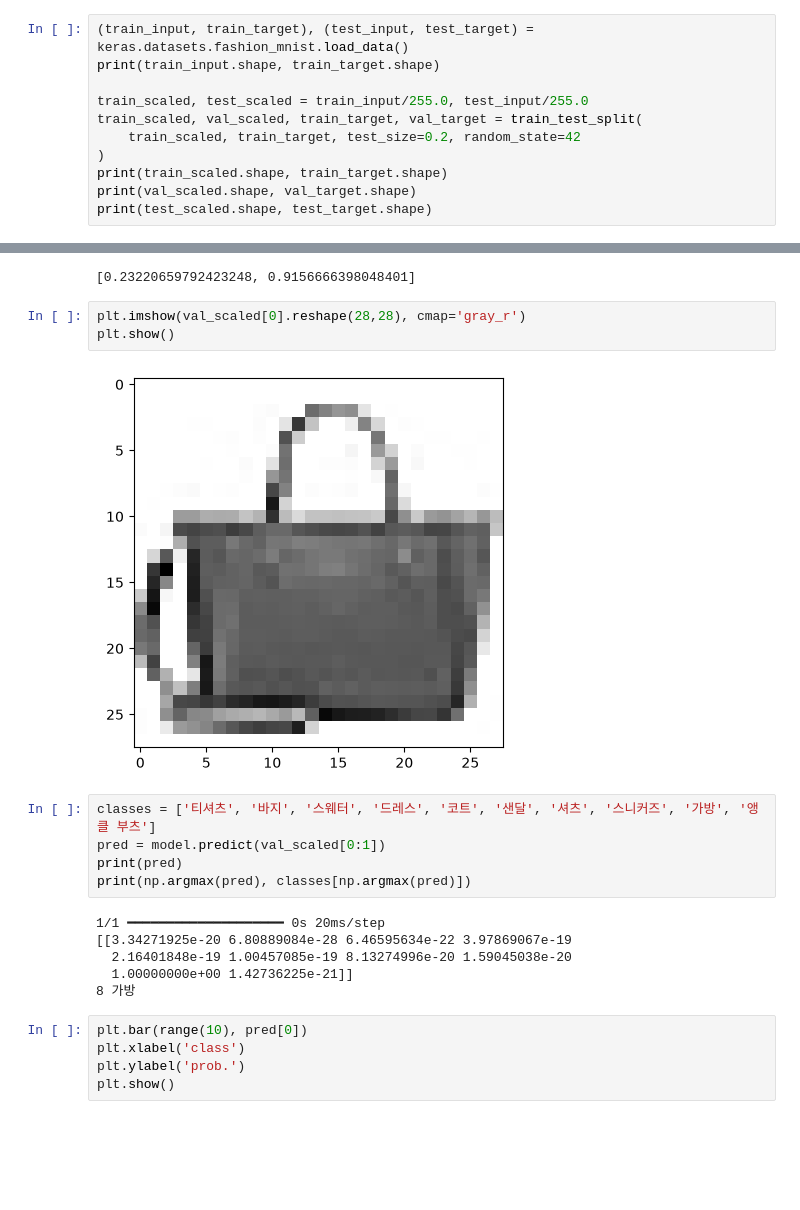
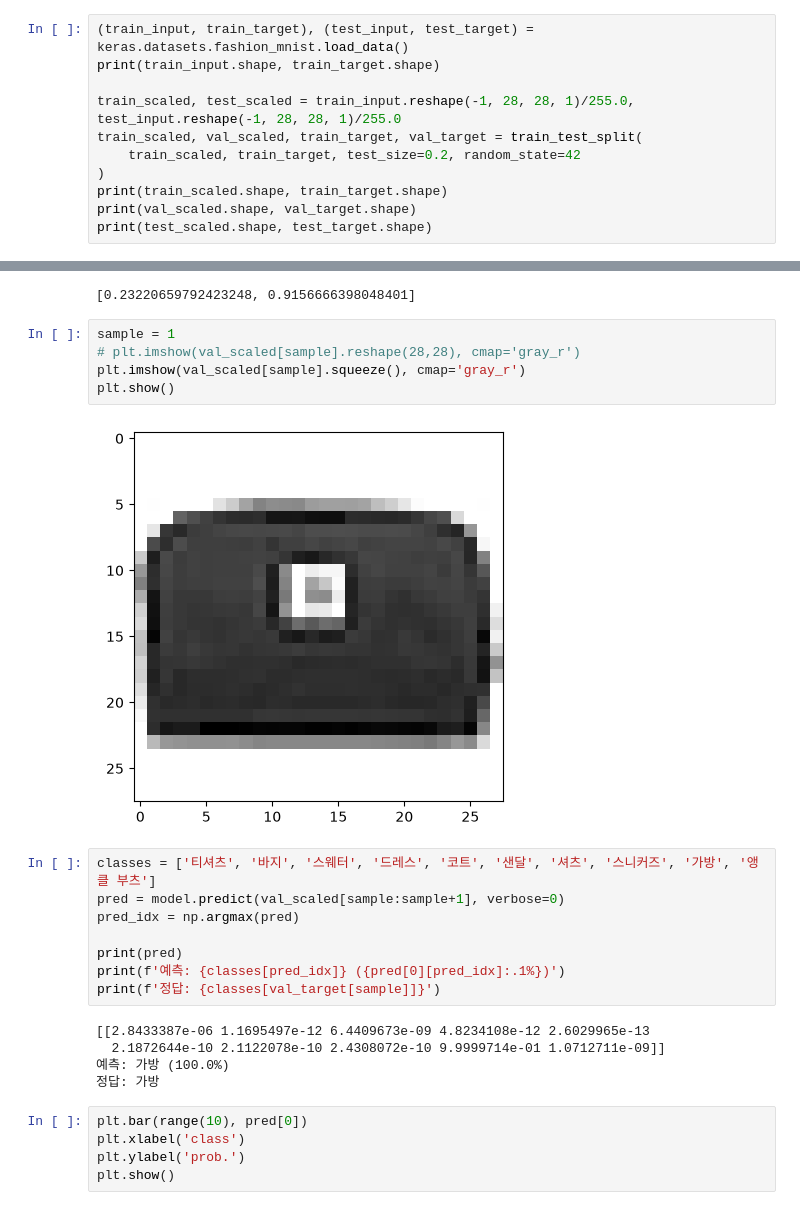
Before and after one commit to a1ljmook/Inflearn-hg-mldl, a Jupyter notebook: done/8-2.ipynb, the cells around one changed output, grey strips where cells are left out. Cells and saved outputs as stored; diff of their text form; blank space fills up the shorter version.

```diff
--- a/done/8-2.ipynb
+++ b/done/8-2.ipynb
@@ -22,7 +22,7 @@ keras.utils.set_random_seed(42)
 (train_input, train_target), (test_input, test_target) = keras.datasets.fashion_mnist.load_data()
 print(train_input.shape, train_target.shape)
 
-train_scaled, test_scaled = train_input/255.0, test_input/255.0
+train_scaled, test_scaled = train_input.reshape(-1, 28, 28, 1)/255.0, test_input.reshape(-1, 28, 28, 1)/255.0
 train_scaled, val_scaled, train_target, val_target = train_test_split(
     train_scaled, train_target, test_size=0.2, random_state=42
 )
@@ -143,21 +143,25 @@ model.evaluate(val_scaled, val_target)
 375/375 ━━━━━━━━━━━━━━━━━━━━ 0s 1ms/step - accuracy: 0.9157 - loss: 0.2322
 [0.23220659792423248, 0.9156666398048401]
 # %%
-plt.imshow(val_scaled[0].reshape(28,28), cmap='gray_r')
+sample = 1
+# plt.imshow(val_scaled[sample].reshape(28,28), cmap='gray_r')
+plt.imshow(val_scaled[sample].squeeze(), cmap='gray_r')
 plt.show()
 # %% [output]
-[figure, old version]
+[figure, new version]
 # %%
 classes = ['티셔츠', '바지', '스웨터', '드레스', '코트', '샌달', '셔츠', '스니커즈', '가방', '앵클 부츠']
-pred = model.predict(val_scaled[0:1])
+pred = model.predict(val_scaled[sample:sample+1], verbose=0)
+pred_idx = np.argmax(pred)
+
 print(pred)
-print(np.argmax(pred), classes[np.argmax(pred)])
+print(f'예측: {classes[pred_idx]} ({pred[0][pred_idx]:.1%})')
+print(f'정답: {classes[val_target[sample]]}')
 # %% [output]
-1/1 ━━━━━━━━━━━━━━━━━━━━ 0s 20ms/step
-[[3.34271925e-20 6.80889084e-28 6.46595634e-22 3.97869067e-19
-  2.16401848e-19 1.00457085e-19 8.13274996e-20 1.59045038e-20
-  1.00000000e+00 1.42736225e-21]]
-8 가방
+[[2.8433387e-06 1.1695497e-12 6.4409673e-09 4.8234108e-12 2.6029965e-13
+  2.1872644e-10 2.1122078e-10 2.4308072e-10 9.9999714e-01 1.0712711e-09]]
+예측: 가방 (100.0%)
+정답: 가방
 # %%
 plt.bar(range(10), pred[0])
 plt.xlabel('class')
```
Also changed, not shown: parts of 3 cells of this notebook, 3 other files.
